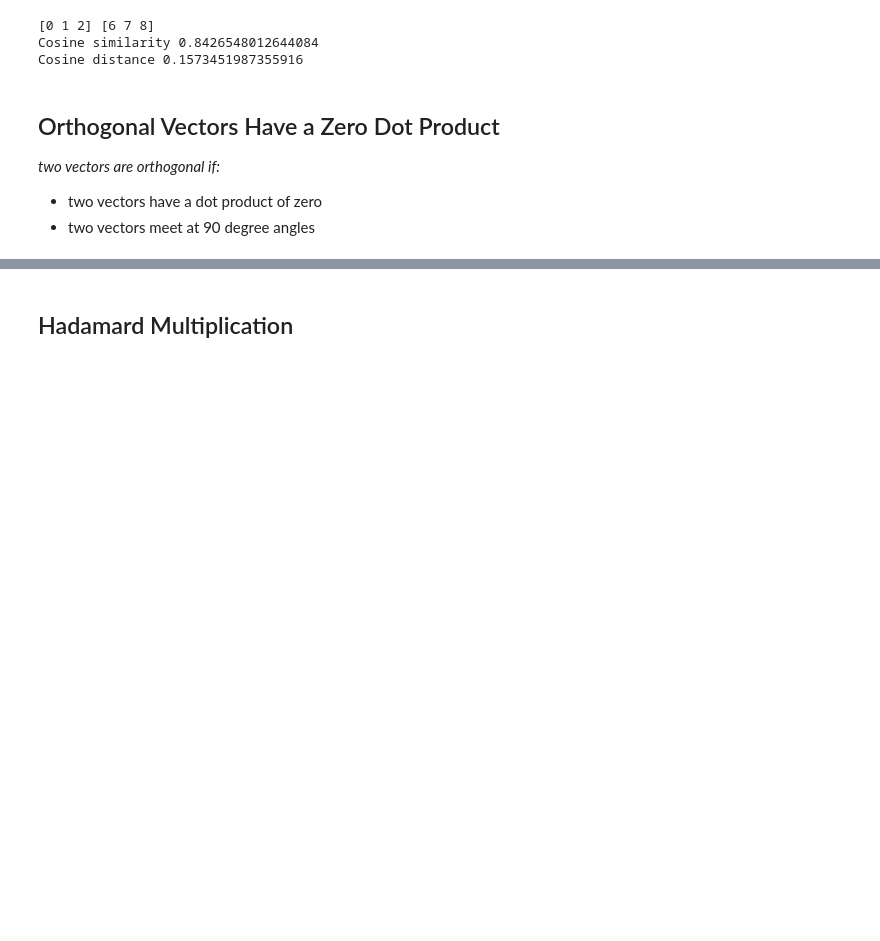
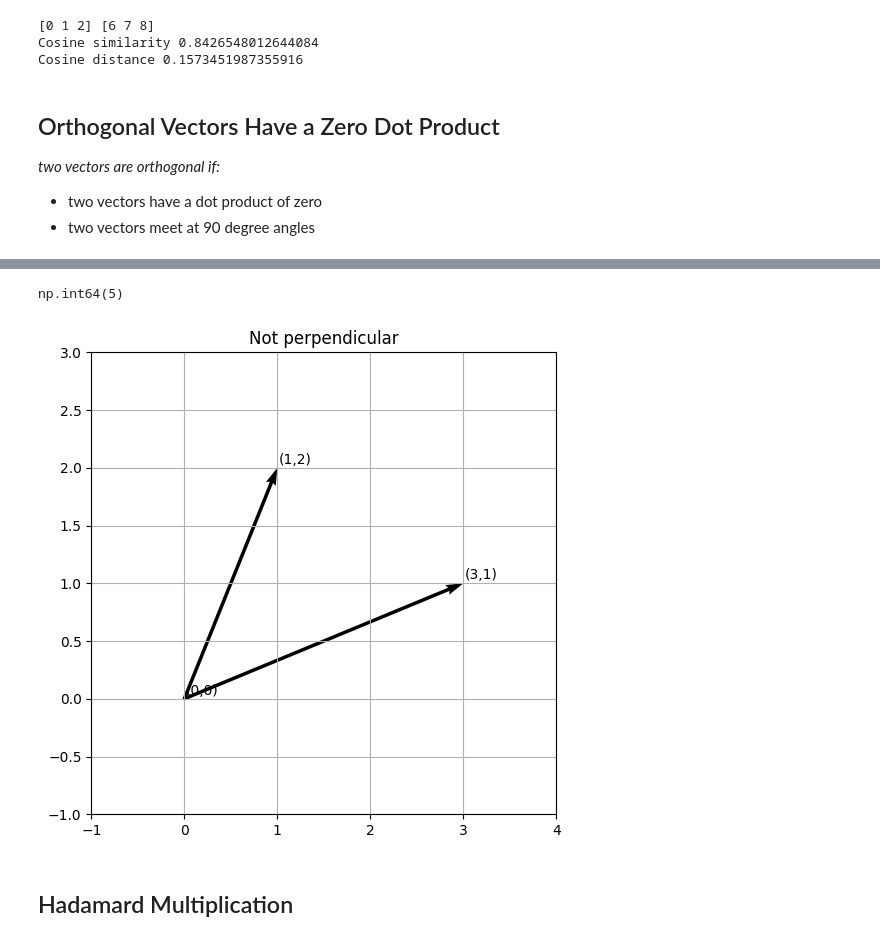
Before and after one commit to solarecho3/vectors, a Jupyter notebook: vectors.ipynb, the cells around one changed output, grey strips where cells are left out. Cells and saved outputs as stored; diff of their text form; code cells hidden in the pictures; blank space fills up the shorter version.

```diff
--- a/vectors.ipynb
+++ b/vectors.ipynb
@@ -353,3 +422,10 @@ Cosine distance 0.1573451987355916
+# %%
+# TODO: move to 'Orthogonal Vectors Have a Zero Dot Product'
+pvec2([1,2],[3,1], title='Not perpendicular')
+np.dot([1,2],[3,1])
+# %% [output]
+np.int64(5)
+[figure, added]
 # %% [markdown]
 ## Hadamard Multiplication
 # %% [markdown]
```
Also changed, not shown: parts of 45 cells of this notebook.
